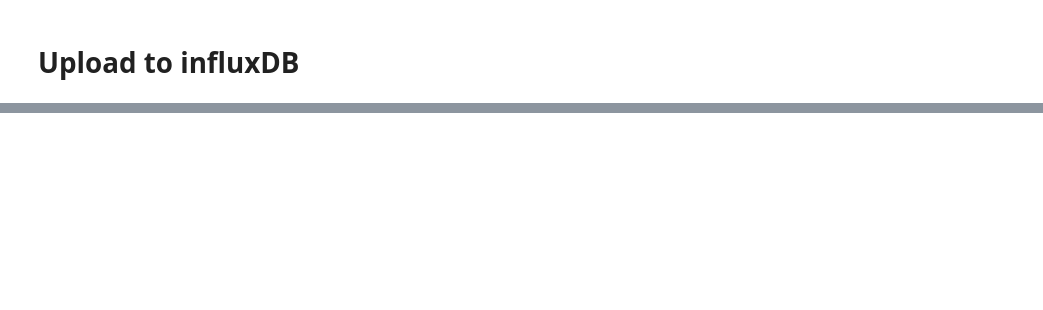
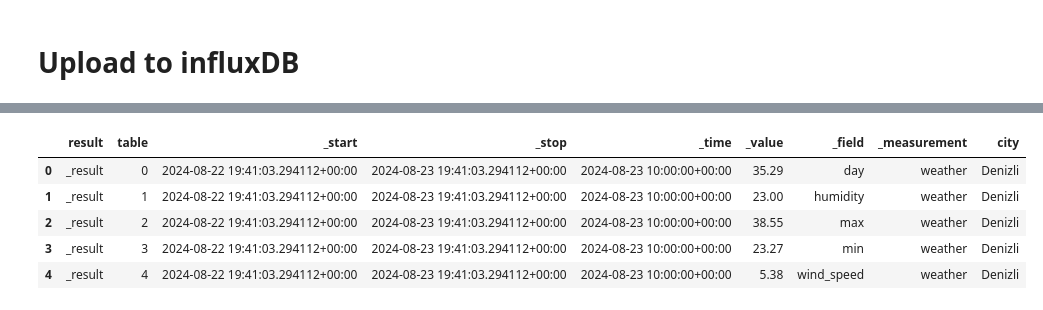
Before and after one commit to mfrknince/weather-app, a Jupyter notebook: weatherApp.ipynb, the cells around one changed output, grey strips where cells are left out. Cells and saved outputs as stored; diff of their text form; code cells hidden in the pictures; blank space fills up the shorter version.

Commit message:
WeatherApp all system created

```diff
--- a/weatherApp.ipynb
+++ b/weatherApp.ipynb
@@ -165,0 +215,25 @@ HTTP response body: {"code":"unauthorized","message":"unauthorized access"}
+# %%
+from influxdb_client import InfluxDBClient
+import pandas as pd
+
+token = "fBAUCTCV-fhFJP-5O-2OX7wCjuLdGXAL2XiLsHqD2wj1ZFkS-_uWXC9oqTE2PK6-UpAv74uennRGTJDEBKYWqA=="
+org = "Team"
+url = "https://eu-central-1-1.aws.cloud2.influxdata.com"
+bucket = "Test"
+
+client = InfluxDBClient(url=url, token=token, org=org)
+
+query = '''
+from(bucket: "Test")
+  |> range(start: -1d)  // Adjust the time range as needed
+  |> filter(fn: (r) => r["_measurement"] == "weather")
+'''
+
+# Execute the query
+tables = client.query_api().query(query=query, org=org)
+
+# Convert to DataFrame
+df = pd.DataFrame([record.values for table in tables for record in table.records])
+
+# Print the DataFrame formatted as a Markdown table
+print(df.to_markdown())
@@ -165,0 +248,9 @@ HTTP response body: {"code":"unauthorized","message":"unauthorized access"}
+# %%
+df
+# %% [output]
+|  | result | table | _start | _stop | _time | _value | _field | _measurement | city |
+| 0 | _result | 0 | 2024-08-22 19:41:03.294112+00:00 | 2024-08-23 19:41:03.294112+00:00 | 2024-08-23 10:00:00+00:00 | 35.29 | day | weather | Denizli |
+| 1 | _result | 1 | 2024-08-22 19:41:03.294112+00:00 | 2024-08-23 19:41:03.294112+00:00 | 2024-08-23 10:00:00+00:00 | 23.00 | humidity | weather | Denizli |
+| 2 | _result | 2 | 2024-08-22 19:41:03.294112+00:00 | 2024-08-23 19:41:03.294112+00:00 | 2024-08-23 10:00:00+00:00 | 38.55 | max | weather | Denizli |
+| 3 | _result | 3 | 2024-08-22 19:41:03.294112+00:00 | 2024-08-23 19:41:03.294112+00:00 | 2024-08-23 10:00:00+00:00 | 23.27 | min | weather | Denizli |
+| 4 | _result | 4 | 2024-08-22 19:41:03.294112+00:00 | 2024-08-23 19:41:03.294112+00:00 | 2024-08-23 10:00:00+00:00 | 5.38 | wind_speed | weather | Denizli |
```
Also changed, not shown: parts of 21 cells of this notebook, 3 other files.
